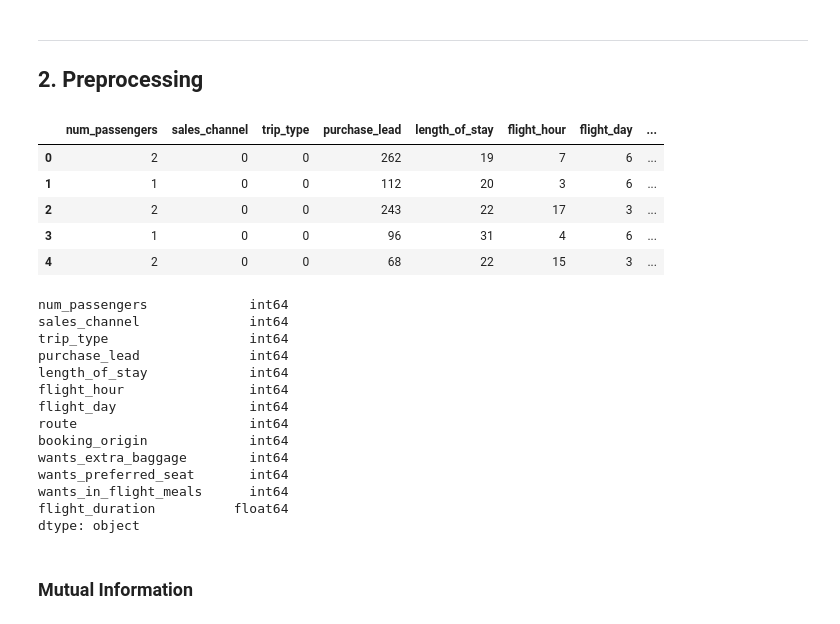
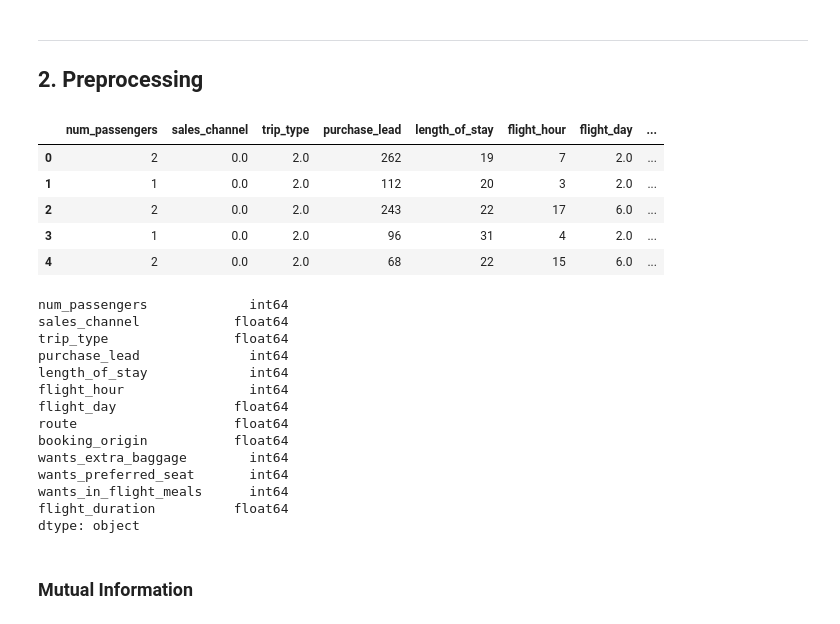
Before and after one commit to MoRaouf/BA-Purchase-Behavior-Analysis, a Jupyter notebook: notebooks/4_Feature_Engineering.ipynb, the cells around one changed output. Cells and saved outputs as stored; diff of their text form; code cells hidden in the pictures.

```diff
--- a/notebooks/4_Feature_Engineering.ipynb
+++ b/notebooks/4_Feature_Engineering.ipynb
@@ -67,24 +77,28 @@ for colname in X.select_dtypes("object").columns:
-# %%
-X.head()
-# %% [output]
-|  | num_passengers | sales_channel | trip_type | purchase_lead | length_of_stay | flight_hour | flight_day | ... |
-| 0 | 2 | 0 | 0 | 262 | 19 | 7 | 6 | ... |
-| 1 | 1 | 0 | 0 | 112 | 20 | 3 | 6 | ... |
-| 2 | 2 | 0 | 0 | 243 | 22 | 17 | 3 | ... |
-| 3 | 1 | 0 | 0 | 96 | 31 | 4 | 6 | ... |
-| 4 | 2 | 0 | 0 | 68 | 22 | 15 | 3 | ... |
+# %%
+encoder = OrdinalEncoder()
+# %%
+obj_cols = X.select_dtypes("object").columns
+X[obj_cols] = encoder.fit_transform(X[obj_cols])
+X.head()
+# %% [output]
+|  | num_passengers | sales_channel | trip_type | purchase_lead | length_of_stay | flight_hour | flight_day | ... |
+| 0 | 2 | 0.0 | 2.0 | 262 | 19 | 7 | 2.0 | ... |
+| 1 | 1 | 0.0 | 2.0 | 112 | 20 | 3 | 2.0 | ... |
+| 2 | 2 | 0.0 | 2.0 | 243 | 22 | 17 | 6.0 | ... |
+| 3 | 1 | 0.0 | 2.0 | 96 | 31 | 4 | 2.0 | ... |
+| 4 | 2 | 0.0 | 2.0 | 68 | 22 | 15 | 6.0 | ... |
 # %%
 X.dtypes
 # %% [output]
 num_passengers             int64
-sales_channel              int64
-trip_type                  int64
+sales_channel            float64
+trip_type                float64
 purchase_lead              int64
 length_of_stay             int64
 flight_hour                int64
-flight_day                 int64
-route                      int64
-booking_origin             int64
+flight_day               float64
+route                    float64
+booking_origin           float64
 wants_extra_baggage        int64
 wants_preferred_seat       int64
 wants_in_flight_meals      int64
```
Also changed, not shown: parts of 8 cells of this notebook.
